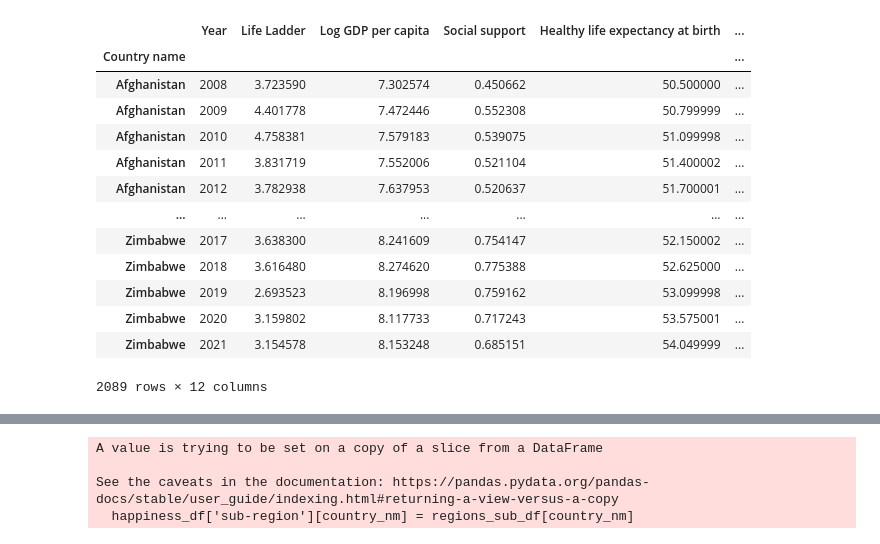
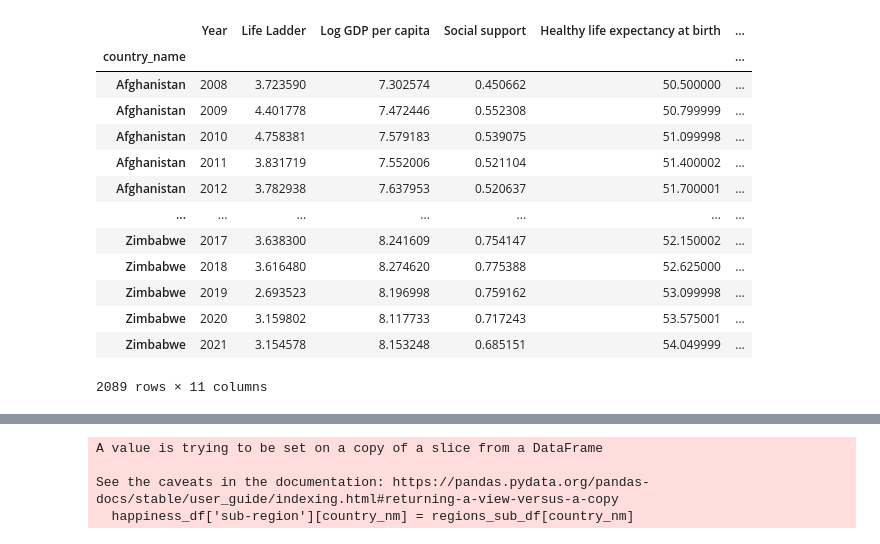
Before and after one commit to boz-tcm/happiness_atlas, a Jupyter notebook: Project 2 Neural Nets.ipynb, the cells around one changed output, grey strips where cells are left out. Saved outputs shown, nothing was run; the diff lists cells and outputs as text; code cells hidden in the pictures.

```diff
--- a/Project 2 Neural Nets.ipynb
+++ b/Project 2 Neural Nets.ipynb
@@ -43,21 +22,25 @@ Saving World Happiness Report 2005-2021.xlsx to World Happiness Report 2005-2021
-# %%
-happiness_df = pd.read_excel('World Happiness Report 2005-2021.xlsx', parse_dates=True, index_col='Country name')
-display(happiness_df)
-# %% [output]
-|  | Year | Life Ladder | Log GDP per capita | Social support | Healthy life expectancy at birth | ... |
-| Country name |  |  |  |  |  | ... |
-| Afghanistan | 2008 | 3.723590 | 7.302574 | 0.450662 | 50.500000 | ... |
-| Afghanistan | 2009 | 4.401778 | 7.472446 | 0.552308 | 50.799999 | ... |
-| Afghanistan | 2010 | 4.758381 | 7.579183 | 0.539075 | 51.099998 | ... |
-| Afghanistan | 2011 | 3.831719 | 7.552006 | 0.521104 | 51.400002 | ... |
-| Afghanistan | 2012 | 3.782938 | 7.637953 | 0.520637 | 51.700001 | ... |
-| ... | ... | ... | ... | ... | ... | ... |
-| Zimbabwe | 2017 | 3.638300 | 8.241609 | 0.754147 | 52.150002 | ... |
-| Zimbabwe | 2018 | 3.616480 | 8.274620 | 0.775388 | 52.625000 | ... |
-| Zimbabwe | 2019 | 2.693523 | 8.196998 | 0.759162 | 53.099998 | ... |
-| Zimbabwe | 2020 | 3.159802 | 8.117733 | 0.717243 | 53.575001 | ... |
-| Zimbabwe | 2021 | 3.154578 | 8.153248 | 0.685151 | 54.049999 | ... |
-2089 rows × 12 columns
+# %%
+# Create main DataFrame from 'World Happiness Report 2005-2021' dataset.
+happiness_df = pd.read_csv(Path('World Happiness Report 2005-2021.csv'), parse_dates=True, index_col='Country name')
+
+# Set DataFrame's index to 'country_name' to prepare for concat with supplemental datasets
+happiness_df.index.names=['country_name']
+display(happiness_df)
+# %% [output]
+|  | Year | Life Ladder | Log GDP per capita | Social support | Healthy life expectancy at birth | ... |
+| country_name |  |  |  |  |  | ... |
+| Afghanistan | 2008 | 3.723590 | 7.302574 | 0.450662 | 50.500000 | ... |
+| Afghanistan | 2009 | 4.401778 | 7.472446 | 0.552308 | 50.799999 | ... |
+| Afghanistan | 2010 | 4.758381 | 7.579183 | 0.539075 | 51.099998 | ... |
+| Afghanistan | 2011 | 3.831719 | 7.552006 | 0.521104 | 51.400002 | ... |
+| Afghanistan | 2012 | 3.782938 | 7.637953 | 0.520637 | 51.700001 | ... |
+| ... | ... | ... | ... | ... | ... | ... |
+| Zimbabwe | 2017 | 3.638300 | 8.241609 | 0.754147 | 52.150002 | ... |
+| Zimbabwe | 2018 | 3.616480 | 8.274620 | 0.775388 | 52.625000 | ... |
+| Zimbabwe | 2019 | 2.693523 | 8.196998 | 0.759162 | 53.099998 | ... |
+| Zimbabwe | 2020 | 3.159802 | 8.117733 | 0.717243 | 53.575001 | ... |
+| Zimbabwe | 2021 | 3.154578 | 8.153248 | 0.685151 | 54.049999 | ... |
+2089 rows × 11 columns
 # %%
 from google.colab import files
 uploaded = files.upload()
```
Also changed, not shown: parts of 8 cells of this notebook.
